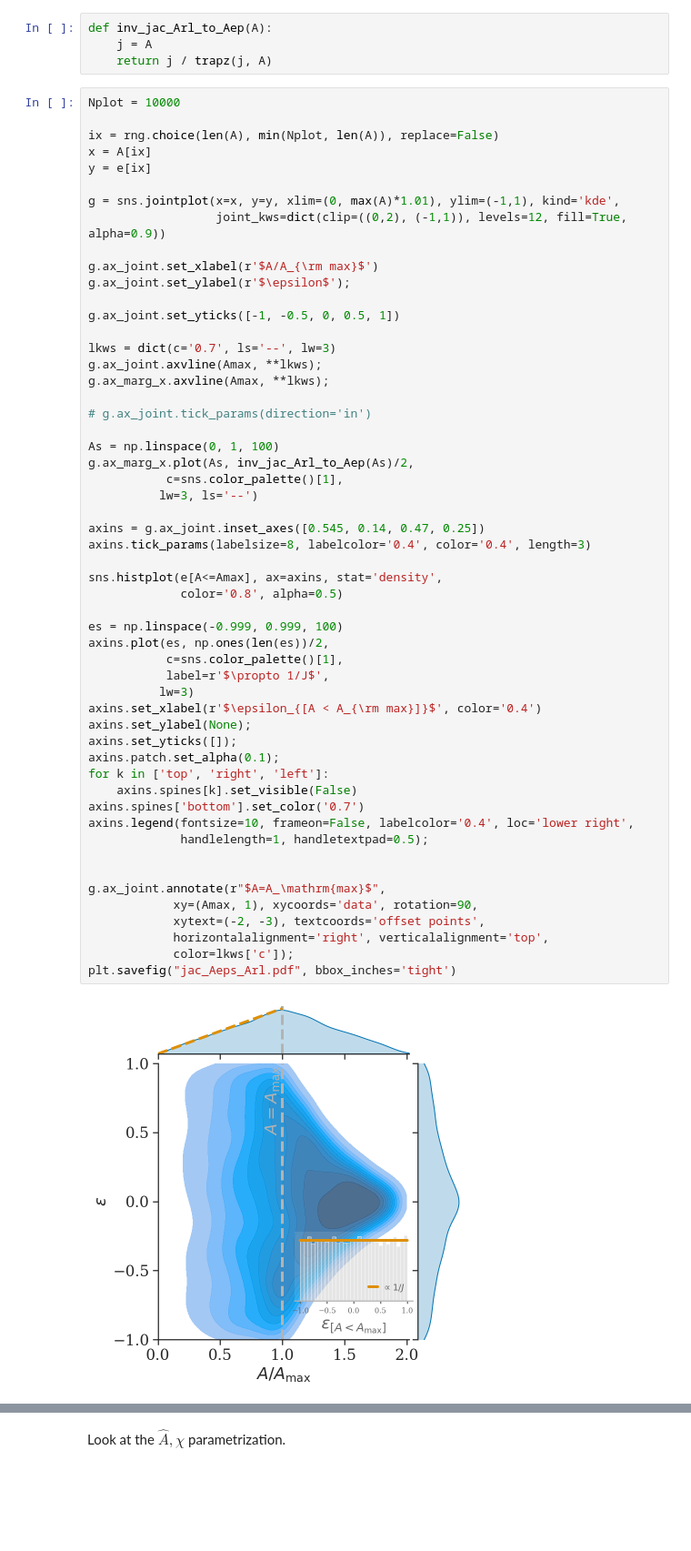
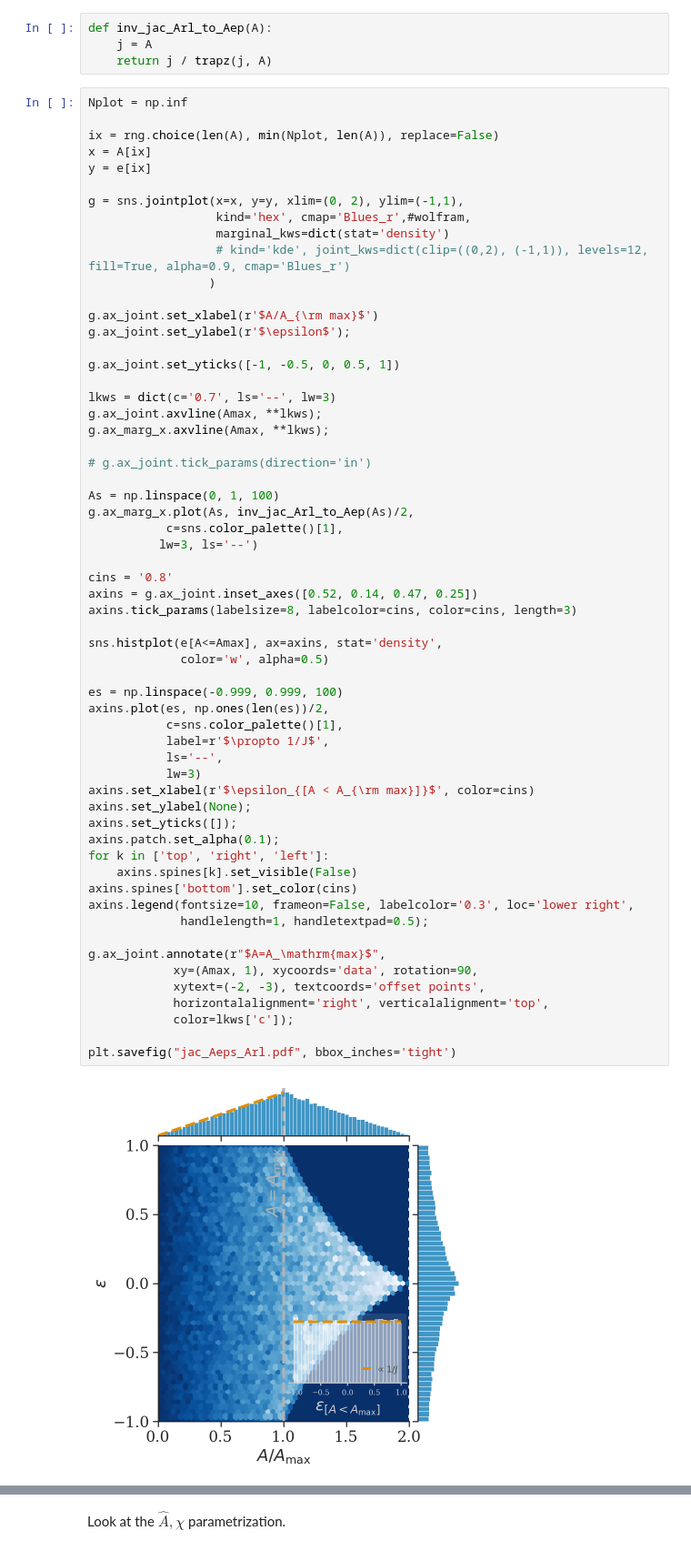
Before and after one commit to maxisi/gwpols, a Jupyter notebook: notebooks/jacobians.ipynb, the cells around one changed output, grey strips where cells are left out. Shown at 91% size. Saved outputs shown, nothing was run; the diff lists cells and outputs as text; blank space fills up the shorter version.

```diff
--- a/notebooks/jacobians.ipynb
+++ b/notebooks/jacobians.ipynb
@@ -266,14 +337,17 @@ def inv_jac_Arl_to_Aep(A):
     j = A
     return j / trapz(j, A)
 # %%
-Nplot = 10000
+Nplot = np.inf
 
 ix = rng.choice(len(A), min(Nplot, len(A)), replace=False)
 x = A[ix]
 y = e[ix]
 
-g = sns.jointplot(x=x, y=y, xlim=(0, max(A)*1.01), ylim=(-1,1), kind='kde',
-                  joint_kws=dict(clip=((0,2), (-1,1)), levels=12, fill=True, alpha=0.9))
+g = sns.jointplot(x=x, y=y, xlim=(0, 2), ylim=(-1,1),
+                  kind='hex', cmap='Blues_r',#wolfram,
+                  marginal_kws=dict(stat='density')
+                  # kind='kde', joint_kws=dict(clip=((0,2), (-1,1)), levels=12, fill=True, alpha=0.9, cmap='Blues_r')
+                 )
 
 g.ax_joint.set_xlabel(r'$A/A_{\rm max}$')
 g.ax_joint.set_ylabel(r'$\epsilon$');
@@ -285,39 +359,41 @@ g.ax_joint.axvline(Amax, **lkws);
 g.ax_marg_x.axvline(Amax, **lkws);
 
 # g.ax_joint.tick_params(direction='in')
 
 As = np.linspace(0, 1, 100)
 g.ax_marg_x.plot(As, inv_jac_Arl_to_Aep(As)/2,
            c=sns.color_palette()[1],
           lw=3, ls='--')
 
-axins = g.ax_joint.inset_axes([0.545, 0.14, 0.47, 0.25])
-axins.tick_params(labelsize=8, labelcolor='0.4', color='0.4', length=3)
+cins = '0.8'
+axins = g.ax_joint.inset_axes([0.52, 0.14, 0.47, 0.25])
+axins.tick_params(labelsize=8, labelcolor=cins, color=cins, length=3)
 
 sns.histplot(e[A<=Amax], ax=axins, stat='density',
-             color='0.8', alpha=0.5)
+             color='w', alpha=0.5)
 
 es = np.linspace(-0.999, 0.999, 100)
 axins.plot(es, np.ones(len(es))/2,
            c=sns.color_palette()[1],
            label=r'$\propto 1/J$',
-          lw=3)
-axins.set_xlabel(r'$\epsilon_{[A < A_{\rm max}]}$', color='0.4')
+           ls='--',
+           lw=3)
+axins.set_xlabel(r'$\epsilon_{[A < A_{\rm max}]}$', color=cins)
 axins.set_ylabel(None);
 axins.set_yticks([]);
 axins.patch.set_alpha(0.1);
 for k in ['top', 'right', 'left']:
     axins.spines[k].set_visible(False)
-axins.spines['bottom'].set_color('0.7')
-axins.legend(fontsize=10, frameon=False, labelcolor='0.4', loc='lower right',
+axins.spines['bottom'].set_color(cins)
+axins.legend(fontsize=10, frameon=False, labelcolor='0.3', loc='lower right',
              handlelength=1, handletextpad=0.5);
-
 
 g.ax_joint.annotate(r"$A=A_\mathrm{max}$",
             xy=(Amax, 1), xycoords='data', rotation=90,
             xytext=(-2, -3), textcoords='offset points',
             horizontalalignment='right', verticalalignment='top',
             color=lkws['c']);
+
 plt.savefig("jac_Aeps_Arl.pdf", bbox_inches='tight')
 # %% [output]
-[figure, old version]
+[figure, new version]
```
Also changed, not shown: parts of 13 cells of this notebook, 3 other files.
